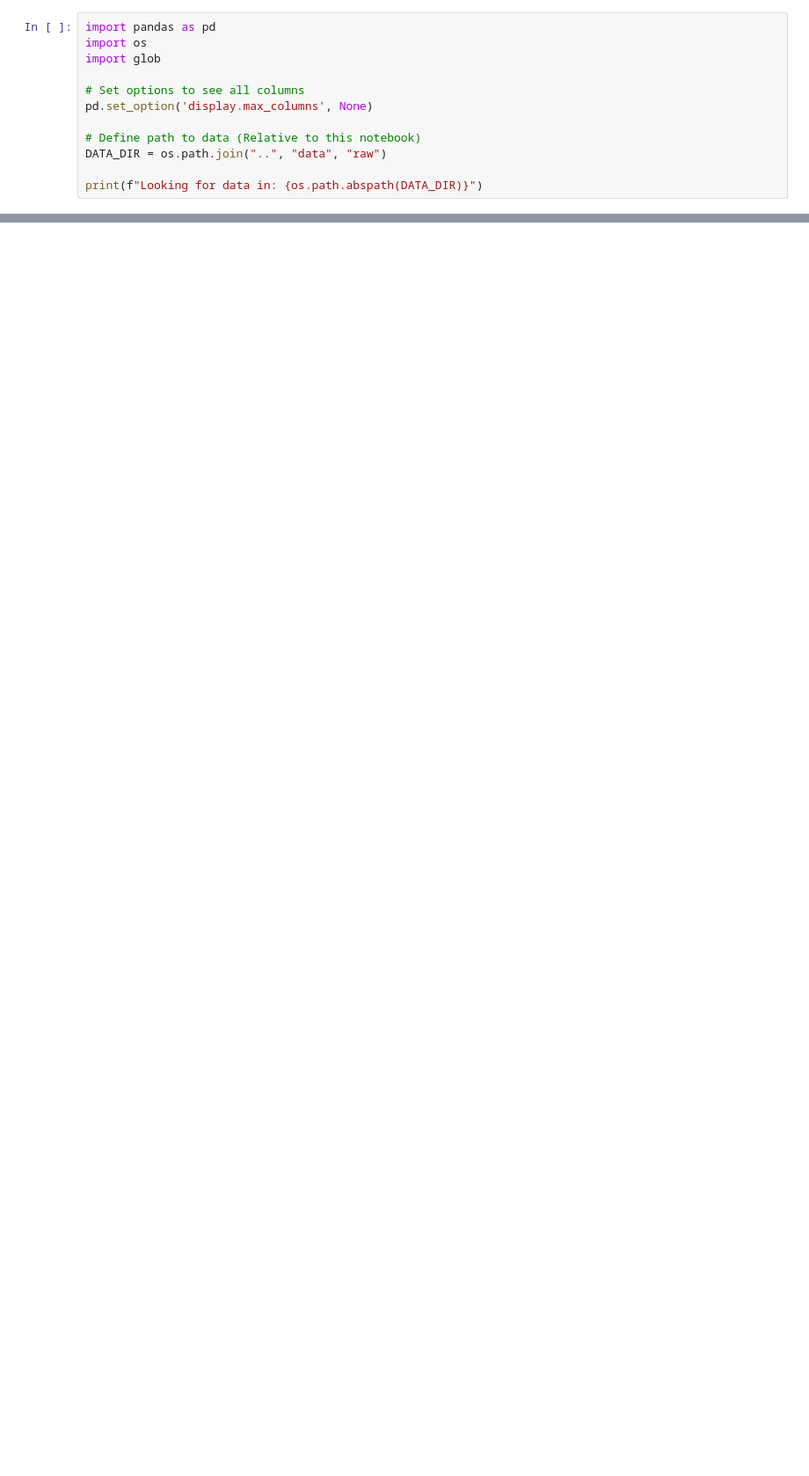
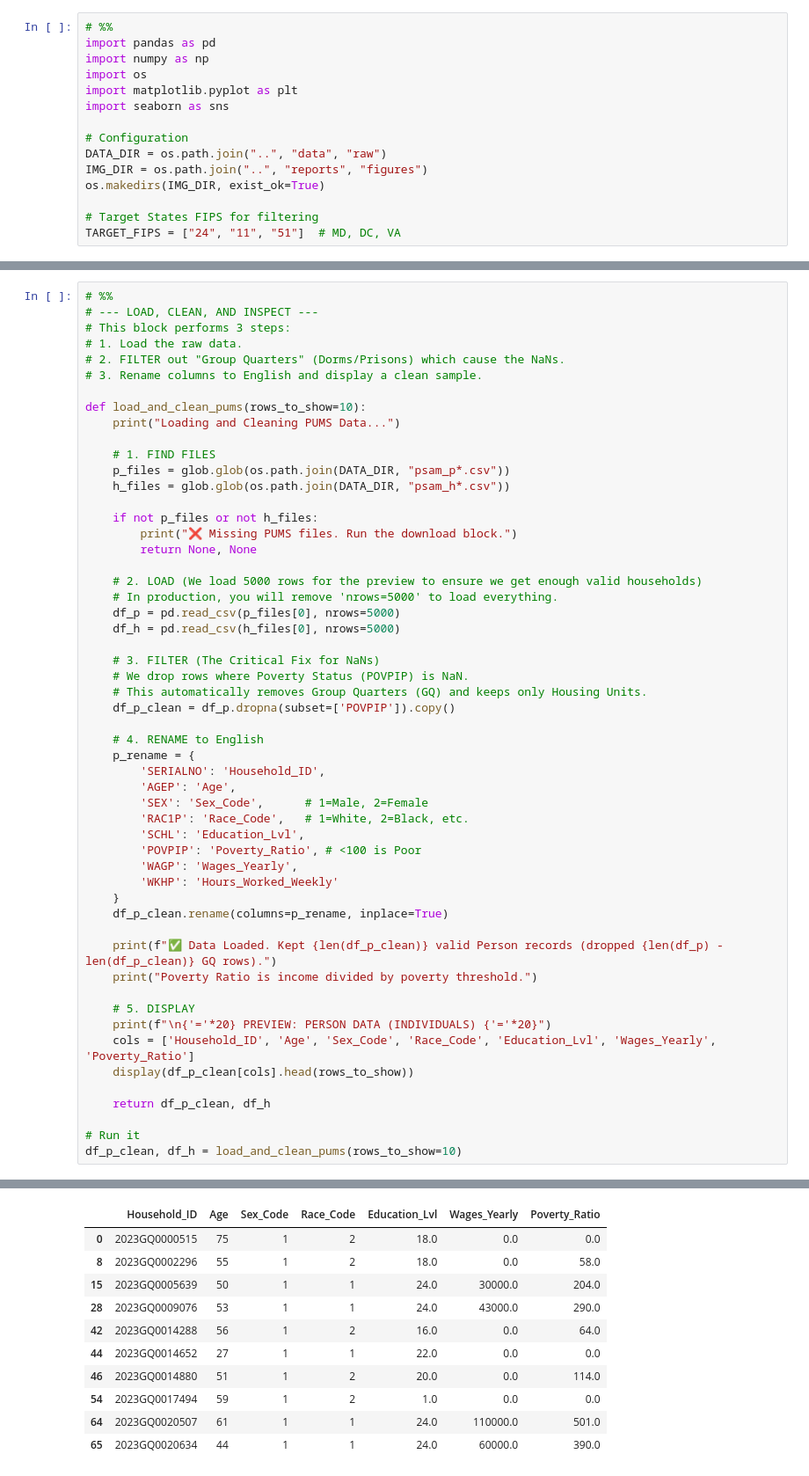
Before and after one commit to zhenyu-yue/erdos-poverty-sae, a Jupyter notebook: notebooks/01_explore_data.ipynb, the cells around one changed output, grey strips where cells are left out. Shown at 88% size. Saved outputs shown, nothing was run; the diff lists cells and outputs as text; blank space fills up the shorter version.

```diff
--- a/notebooks/01_explore_data.ipynb
+++ b/notebooks/01_explore_data.ipynb
@@ -1,12 +1,15 @@
+# %%
 # %%
 import pandas as pd
+import numpy as np
 import os
-import glob
+import matplotlib.pyplot as plt
+import seaborn as sns
 
-# Set options to see all columns
-pd.set_option('display.max_columns', None)
+# Configuration
+DATA_DIR = os.path.join("..", "data", "raw")
+IMG_DIR = os.path.join("..", "reports", "figures")
+os.makedirs(IMG_DIR, exist_ok=True)
 
-# Define path to data (Relative to this notebook)
-DATA_DIR = os.path.join("..", "data", "raw")
-
-print(f"Looking for data in: {os.path.abspath(DATA_DIR)}")
+# Target States FIPS for filtering
+TARGET_FIPS = ["24", "11", "51"]  # MD, DC, VA
@@ -48,0 +150,55 @@ Loading Housing Data: psam_h72.csv...
+# %%
+# %%
+# --- LOAD, CLEAN, AND INSPECT ---
+# This block performs 3 steps:
+# 1. Load the raw data.
+# 2. FILTER out "Group Quarters" (Dorms/Prisons) which cause the NaNs.
+# 3. Rename columns to English and display a clean sample.
+
+def load_and_clean_pums(rows_to_show=10):
+    print("Loading and Cleaning PUMS Data...")
+
+    # 1. FIND FILES
+    p_files = glob.glob(os.path.join(DATA_DIR, "psam_p*.csv"))
+    h_files = glob.glob(os.path.join(DATA_DIR, "psam_h*.csv"))
+
+    if not p_files or not h_files:
+        print("❌ Missing PUMS files. Run the download block.")
+        return None, None
+
+    # 2. LOAD (We load 5000 rows for the preview to ensure we get enough valid households)
+    # In production, you will remove 'nrows=5000' to load everything.
+    df_p = pd.read_csv(p_files[0], nrows=5000)
+    df_h = pd.read_csv(h_files[0], nrows=5000)
+
+    # 3. FILTER (The Critical Fix for NaNs)
+    # We drop rows where Poverty Status (POVPIP) is NaN.
+    # This automatically removes Group Quarters (GQ) and keeps only Housing Units.
+    df_p_clean = df_p.dropna(subset=['POVPIP']).copy()
+
+    # 4. RENAME to English
+    p_rename = {
+        'SERIALNO': 'Household_ID',
+        'AGEP': 'Age',
+        'SEX': 'Sex_Code',      # 1=Male, 2=Female
+        'RAC1P': 'Race_Code',   # 1=White, 2=Black, etc.
+        'SCHL': 'Education_Lvl',
+        'POVPIP': 'Poverty_Ratio', # <100 is Poor
+        'WAGP': 'Wages_Yearly',
+        'WKHP': 'Hours_Worked_Weekly'
+    }
+    df_p_clean.rename(columns=p_rename, inplace=True)
+
+    print(f"✅ Data Loaded. Kept {len(df_p_clean)} valid Person records (dropped {len(df_p) - len(df_p_clean)} GQ rows).")
+    print("Poverty Ratio is income divided by poverty threshold.")
+
+    # 5. DISPLAY
+    print(f"\n{'='*20} PREVIEW: PERSON DATA (INDIVIDUALS) {'='*20}")
+    cols = ['Household_ID', 'Age', 'Sex_Code', 'Race_Code', 'Education_Lvl', 'Wages_Yearly', 'Poverty_Ratio']
+    display(df_p_clean[cols].head(rows_to_show))
+
+    return df_p_clean, df_h
+
+# Run it
+df_p_clean, df_h = load_and_clean_pums(rows_to_show=10)
+# %% [output]
@@ -48,0 +210,11 @@ Loading Housing Data: psam_h72.csv...
+|  | Household_ID | Age | Sex_Code | Race_Code | Education_Lvl | Wages_Yearly | Poverty_Ratio |
+| 0 | 2023GQ0000515 | 75 | 1 | 2 | 18.0 | 0.0 | 0.0 |
+| 8 | 2023GQ0002296 | 55 | 1 | 2 | 18.0 | 0.0 | 58.0 |
+| 15 | 2023GQ0005639 | 50 | 1 | 1 | 24.0 | 30000.0 | 204.0 |
+| 28 | 2023GQ0009076 | 53 | 1 | 1 | 24.0 | 43000.0 | 290.0 |
+| 42 | 2023GQ0014288 | 56 | 1 | 2 | 16.0 | 0.0 | 64.0 |
+| 44 | 2023GQ0014652 | 27 | 1 | 1 | 22.0 | 0.0 | 0.0 |
+| 46 | 2023GQ0014880 | 51 | 1 | 2 | 20.0 | 0.0 | 114.0 |
+| 54 | 2023GQ0017494 | 59 | 1 | 2 | 1.0 | 0.0 | 0.0 |
+| 64 | 2023GQ0020507 | 61 | 1 | 1 | 24.0 | 110000.0 | 501.0 |
+| 65 | 2023GQ0020634 | 44 | 1 | 1 | 24.0 | 60000.0 | 390.0 |
```
Also changed, not shown: parts of 12 cells of this notebook, 6 other files.
